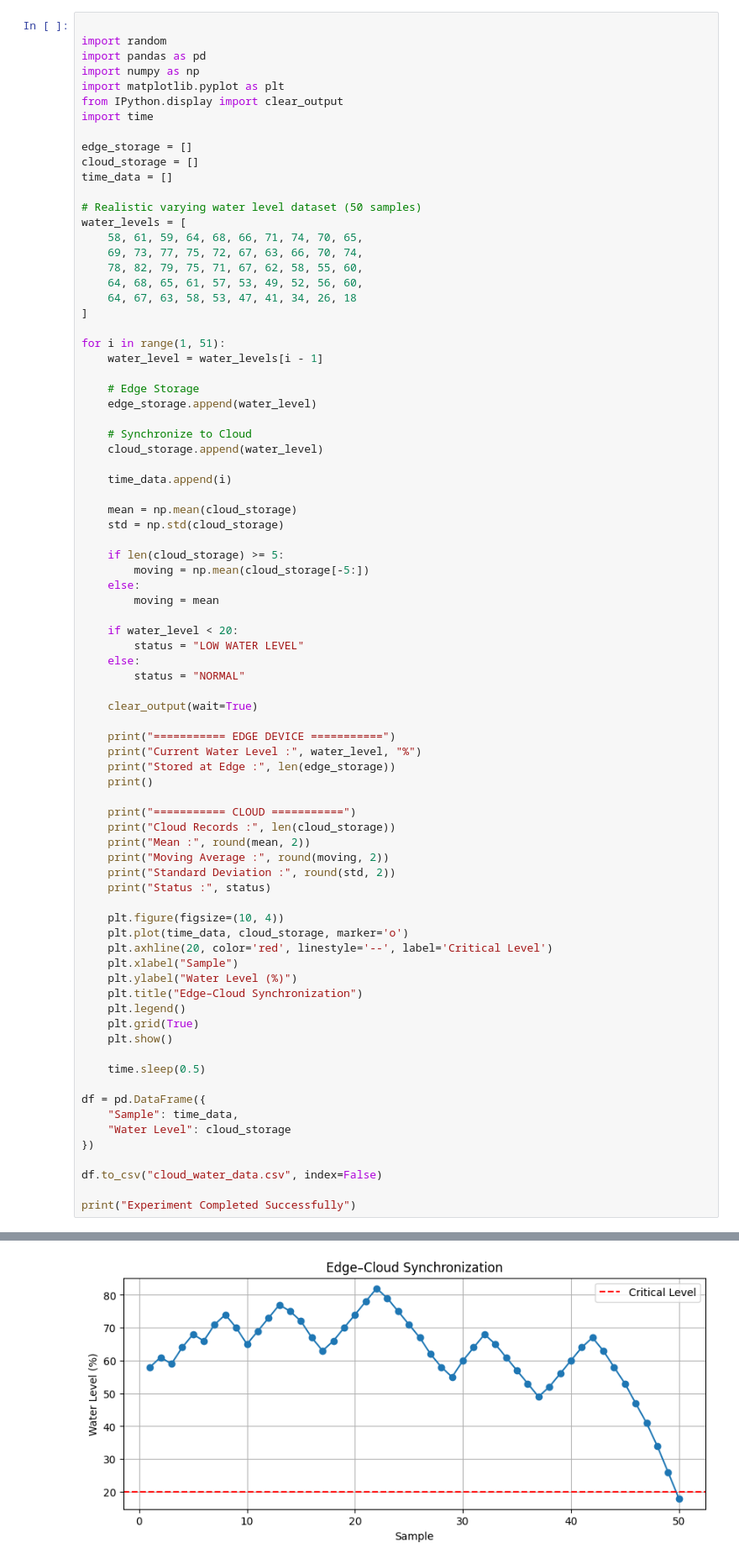
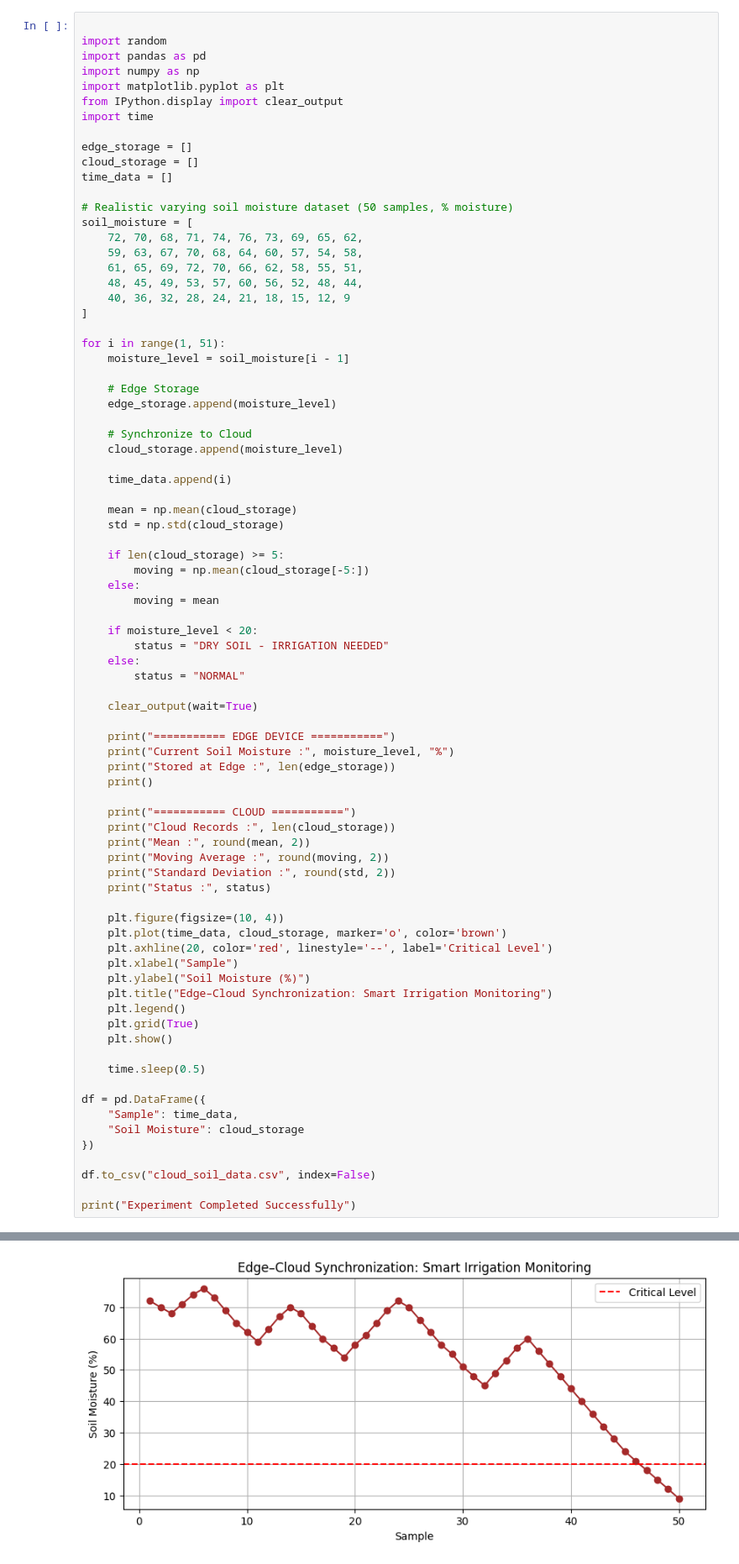
Before and after one commit to 192512041simats-hari/IOE-AND-AI-SYSTEM, a Jupyter notebook: IOE_EXP_4.ipynb, the cells around one changed output, grey strips where cells are left out. Shown at 84% size. Cells and saved outputs as stored; diff of their text form.

```diff
--- a/IOE_EXP_4.ipynb
+++ b/IOE_EXP_4.ipynb
@@ -13,23 +13,23 @@ edge_storage = []
 cloud_storage = []
 time_data = []
 
-# Realistic varying water level dataset (50 samples)
-water_levels = [
-    58, 61, 59, 64, 68, 66, 71, 74, 70, 65,
-    69, 73, 77, 75, 72, 67, 63, 66, 70, 74,
-    78, 82, 79, 75, 71, 67, 62, 58, 55, 60,
-    64, 68, 65, 61, 57, 53, 49, 52, 56, 60,
-    64, 67, 63, 58, 53, 47, 41, 34, 26, 18
+# Realistic varying soil moisture dataset (50 samples, % moisture)
+soil_moisture = [
+    72, 70, 68, 71, 74, 76, 73, 69, 65, 62,
+    59, 63, 67, 70, 68, 64, 60, 57, 54, 58,
+    61, 65, 69, 72, 70, 66, 62, 58, 55, 51,
+    48, 45, 49, 53, 57, 60, 56, 52, 48, 44,
+    40, 36, 32, 28, 24, 21, 18, 15, 12, 9
 ]
 
 for i in range(1, 51):
-    water_level = water_levels[i - 1]
+    moisture_level = soil_moisture[i - 1]
 
     # Edge Storage
-    edge_storage.append(water_level)
+    edge_storage.append(moisture_level)
 
     # Synchronize to Cloud
-    cloud_storage.append(water_level)
+    cloud_storage.append(moisture_level)
 
     time_data.append(i)
 
@@ -41,15 +41,15 @@ for i in range(1, 51):
     else:
         moving = mean
 
-    if water_level < 20:
-        status = "LOW WATER LEVEL"
+    if moisture_level < 20:
+        status = "DRY SOIL - IRRIGATION NEEDED"
     else:
         status = "NORMAL"
 
     clear_output(wait=True)
 
     print("=========== EDGE DEVICE ===========")
-    print("Current Water Level :", water_level, "%")
+    print("Current Soil Moisture :", moisture_level, "%")
     print("Stored at Edge :", len(edge_storage))
     print()
 
@@ -61,11 +61,11 @@ for i in range(1, 51):
     print("Status :", status)
 
     plt.figure(figsize=(10, 4))
-    plt.plot(time_data, cloud_storage, marker='o')
+    plt.plot(time_data, cloud_storage, marker='o', color='brown')
     plt.axhline(20, color='red', linestyle='--', label='Critical Level')
     plt.xlabel("Sample")
-    plt.ylabel("Water Level (%)")
-    plt.title("Edge–Cloud Synchronization")
+    plt.ylabel("Soil Moisture (%)")
+    plt.title("Edge–Cloud Synchronization: Smart Irrigation Monitoring")
     plt.legend()
     plt.grid(True)
     plt.show()
@@ -74,10 +74,10 @@ for i in range(1, 51):
 
 df = pd.DataFrame({
     "Sample": time_data,
-    "Water Level": cloud_storage
+    "Soil Moisture": cloud_storage
 })
 
-df.to_csv("cloud_water_data.csv", index=False)
+df.to_csv("cloud_soil_data.csv", index=False)
 
 print("Experiment Completed Successfully")
 # %% [output]
@@ -94,2 +94,2 @@ Status : LOW WATER LEVEL
-[figure, old version]
+[figure, new version]
 Experiment Completed Successfully
```
Also changed, not shown: parts of 1 cell of this notebook.
